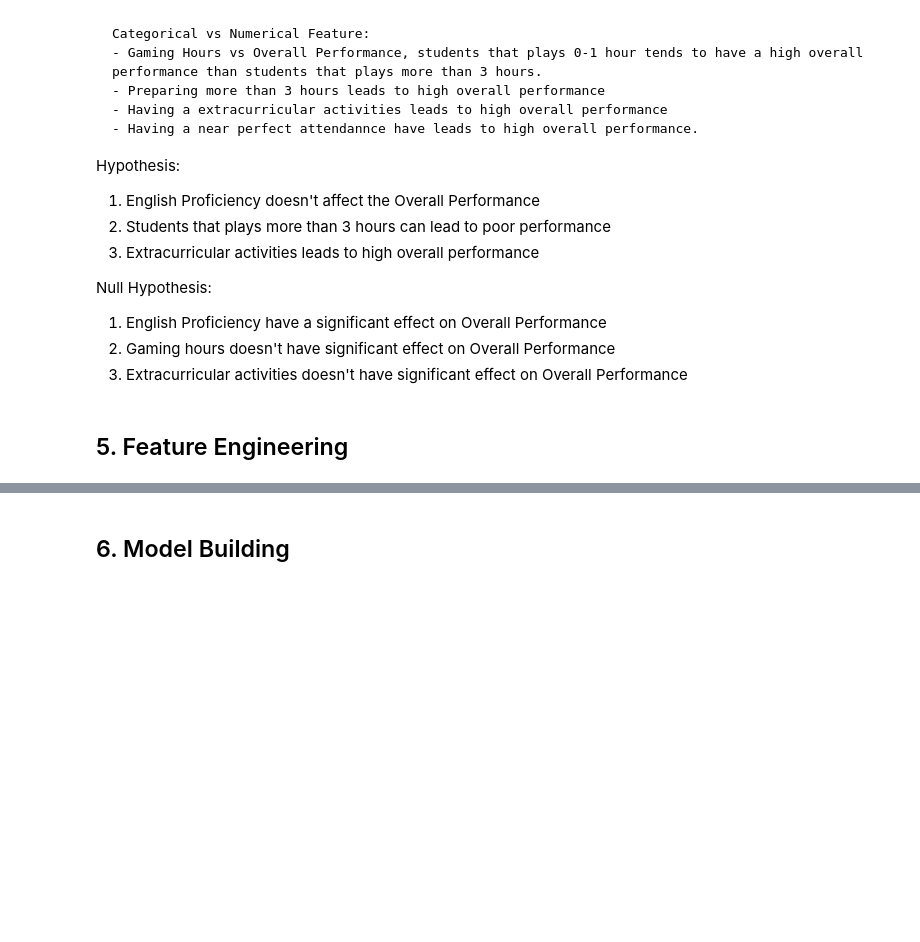
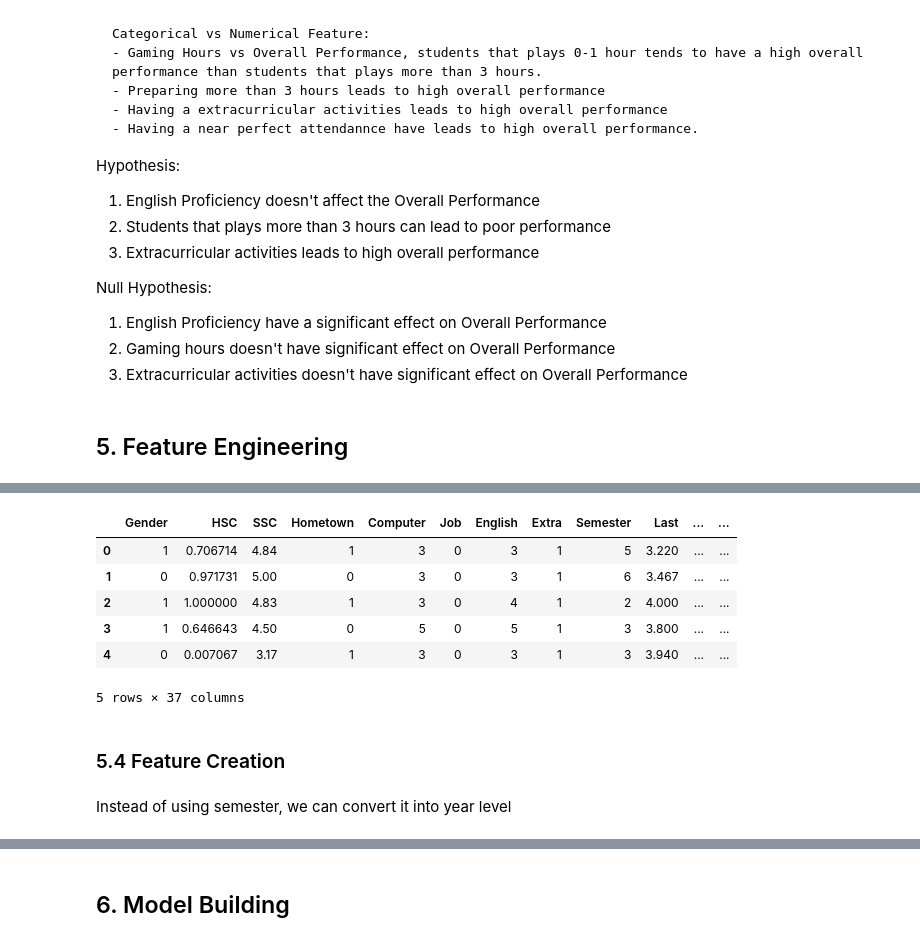
Before and after one commit to I-jidd/Data-Analysis-Machine-Learning, a Jupyter notebook: Student Performance Metrics Dataset/Student-Performance-Metrics-Dataset.ipynb, the cells around one changed output, grey strips where cells are left out. Saved outputs shown, nothing was run; the diff lists cells and outputs as text; code cells hidden in the pictures; blank space fills up the shorter version.

```diff
--- a/Student Performance Metrics Dataset/Student-Performance-Metrics-Dataset.ipynb
+++ b/Student Performance Metrics Dataset/Student-Performance-Metrics-Dataset.ipynb
@@ -285,0 +372,18 @@ Null Hypothesis:
+# %%
+from sklearn.preprocessing import MinMaxScaler
+scaler = MinMaxScaler()
+
+df_encoded['SSC_log'] = np.log1p(df_encoded['SSC'])
+
+scale_features = ['SSC_log', 'HSC', 'Overall']
+df_encoded[scale_features] = scaler.fit_transform(df_encoded[scale_features])
+# %%
+df_encoded.head()
+# %% [output]
+|  | Gender | HSC | SSC | Hometown | Computer | Job | English | Extra | Semester | Last | ... | ... |
+| 0 | 1 | 0.706714 | 4.84 | 1 | 3 | 0 | 3 | 1 | 5 | 3.220 | ... | ... |
+| 1 | 0 | 0.971731 | 5.00 | 0 | 3 | 0 | 3 | 1 | 6 | 3.467 | ... | ... |
+| 2 | 1 | 1.000000 | 4.83 | 1 | 3 | 0 | 4 | 1 | 2 | 4.000 | ... | ... |
+| 3 | 1 | 0.646643 | 4.50 | 0 | 5 | 0 | 5 | 1 | 3 | 3.800 | ... | ... |
+| 4 | 0 | 0.007067 | 3.17 | 1 | 3 | 0 | 3 | 1 | 3 | 3.940 | ... | ... |
+5 rows × 37 columns
@@ -285,0 +392,4 @@ Null Hypothesis:
+# %% [markdown]
+### 5.4 Feature Creation
+# %% [markdown]
+Instead of using semester, we can convert it into year level
```
Also changed, not shown: parts of 15 cells of this notebook.
